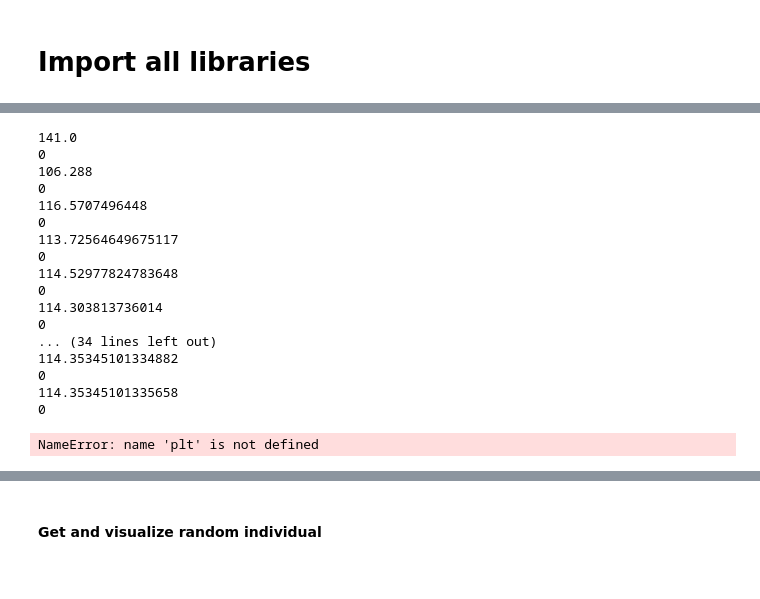
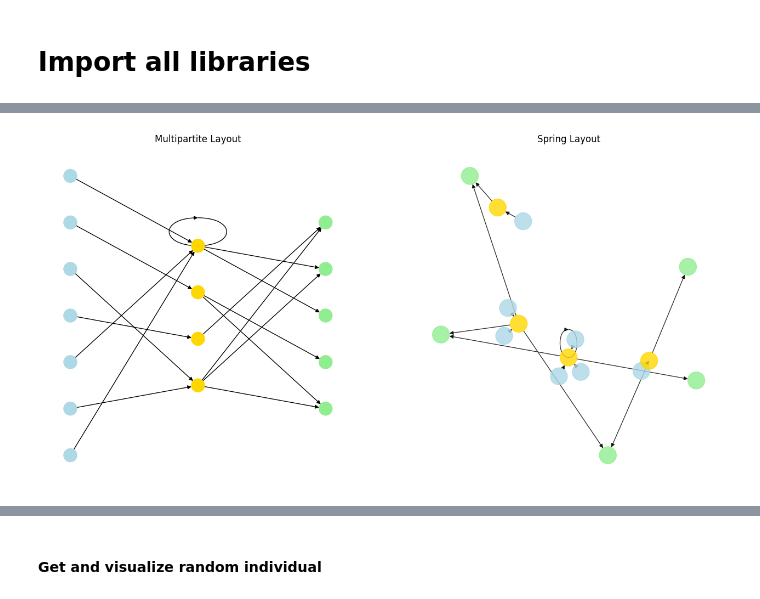
Before and after one commit to Leon-Parepko/Chaotic-RNN, a Jupyter notebook: Network_Test.ipynb, the cells around one changed output, grey strips where cells are left out. Drawn from its saved outputs; the diff is of its cells as text; code cells hidden in the pictures.

```diff
--- a/Network_Test.ipynb
+++ b/Network_Test.ipynb
@@ -8,5 +8,5 @@ import matplotlib
 # %%
-model = Random_RNN(in_features=7, neurons=7, out_features=7, connections=0.5)
-nx.draw(model.graph, arrows=True, with_labels=True)
-print(model.graph.nodes)
+model = Random_RNN(in_features=7, neurons=4, out_features=5, connect_percentage=0.1)
+
+print(f'nodes: {len(model.graph.nodes)}\n edges: {len(model.graph.edges)}')
 # %% [output]
@@ -15,61 +15,18 @@ print(model.graph.nodes)
-# %%
-# Izhikeevich neuron
-
-
-# Neuron parameters
-V = 0
-U = 0
-a, b, c, d = [0.02, 1, 0, 2]
-threshold = 700
-
-# System parameters
-work_time = 50
-I = np.ones(work_time)
-
-
-
-history = np.zeros((2, work_time))
-
-
-for i in range(0, work_time):
-    V = 0.04*V**2 + (5 * V) + 140 + I[i] - U
-    U = a * (b * V - U)
-
-
-    if V >= threshold:
-        V = c
-        U += d
-
-    print(V)
-
-    history[0][i] = V
-    history[1][i] = U
-
-
-plt.figure(figsize = (14,14))
-plt.plot(history[1])
-
-print(history[0])
-pass
-# %% [output]
-141.0
-0
-106.288
-0
-116.5707496448
-0
-113.72564649675117
-0
-114.52977824783648
-0
-114.303813736014
-0
-... (34 lines left out)
-114.35345101334882
-0
-114.35345101335658
-0
-NameError: name 'plt' is not defined
+# %%
+plt.figure(figsize=(16, 8))
+
+plt.subplot(121)
+pos = nx.multipartite_layout(model.graph, subset_key="layer")
+nx.draw(model.graph, pos, node_color=[n[1]["color"] for n in model.graph.nodes(data=True)])
+plt.title('Multipartite Layout')
+
+plt.subplot(122)
+nx.draw(model.graph, node_color=[n[1]["color"] for n in model.graph.nodes(data=True)], node_size=500, alpha=0.8)
+plt.title('Spring Layout')
+
+plt.show()
+# %% [output]
+[figure, added]
 # %%
 device = "cpu"
 # %%
```
Also changed, not shown: parts of 6 cells of this notebook, 1 other file.
